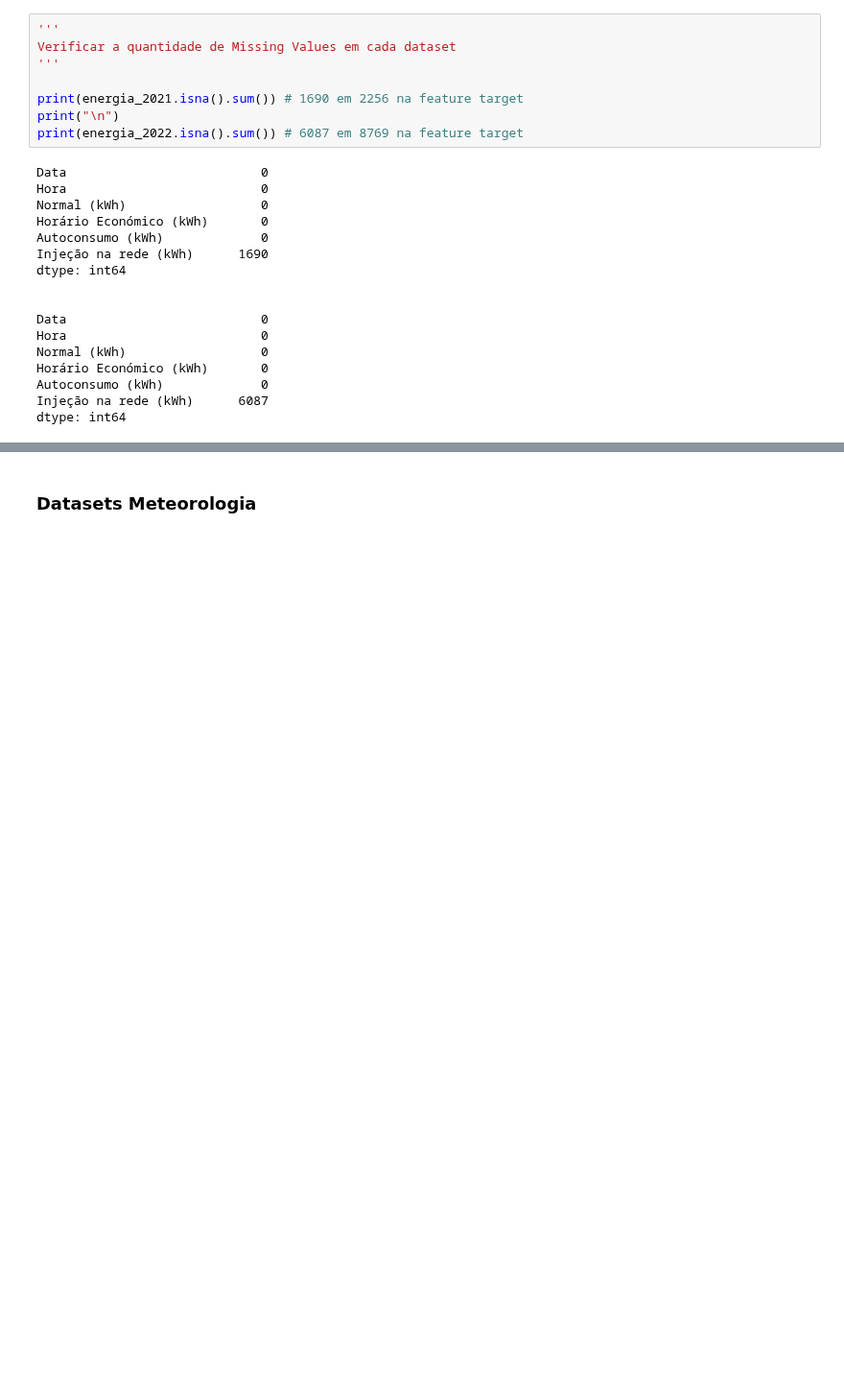
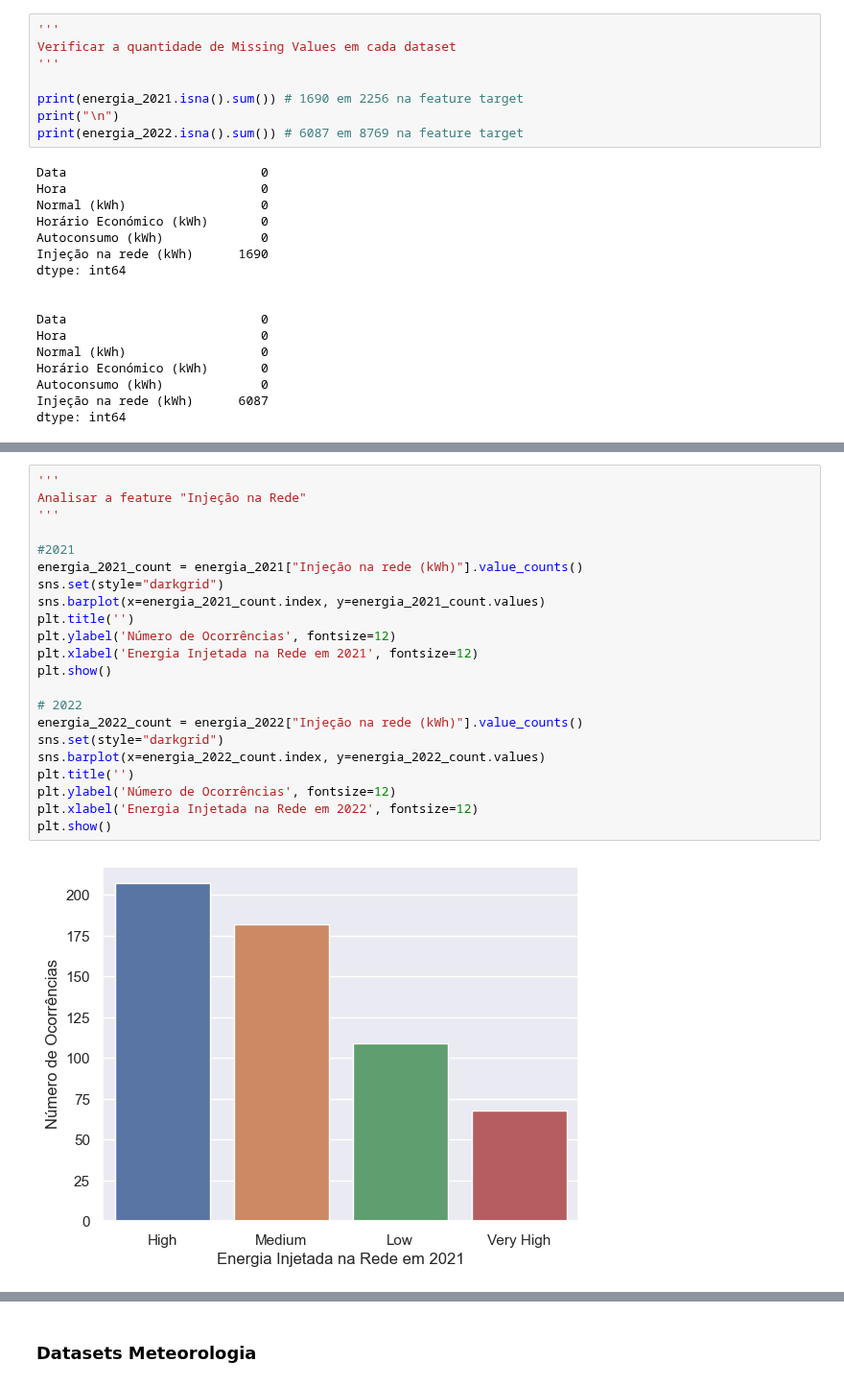
Before and after one commit to rafa2002/DAA-2324, a Jupyter notebook: Energy.ipynb, the cells around one changed output, grey strips where cells are left out. Shown at 96% size. Cells and saved outputs as stored; diff of their text form; blank space fills up the shorter version.

```diff
--- a/Energy.ipynb
+++ b/Energy.ipynb
@@ -127,3 +127,27 @@ Horário Económico (kWh)     789
 Autoconsumo (kWh)           712
 Injeção na rede (kWh)         4
 dtype: int64
+# %%
+'''
+Analisar a feature "Injeção na Rede"
+'''
+
+#2021
+energia_2021_count = energia_2021["Injeção na rede (kWh)"].value_counts()
+sns.set(style="darkgrid")
+sns.barplot(x=energia_2021_count.index, y=energia_2021_count.values)
+plt.title('')
+plt.ylabel('Número de Ocorrências', fontsize=12)
+plt.xlabel('Energia Injetada na Rede em 2021', fontsize=12)
+plt.show()
+
+# 2022
+energia_2022_count = energia_2022["Injeção na rede (kWh)"].value_counts()
+sns.set(style="darkgrid")
+sns.barplot(x=energia_2022_count.index, y=energia_2022_count.values)
+plt.title('')
+plt.ylabel('Número de Ocorrências', fontsize=12)
+plt.xlabel('Energia Injetada na Rede em 2022', fontsize=12)
+plt.show()
+# %% [output]
+[figure, added]
```
Also changed, not shown: parts of 2 cells of this notebook.
